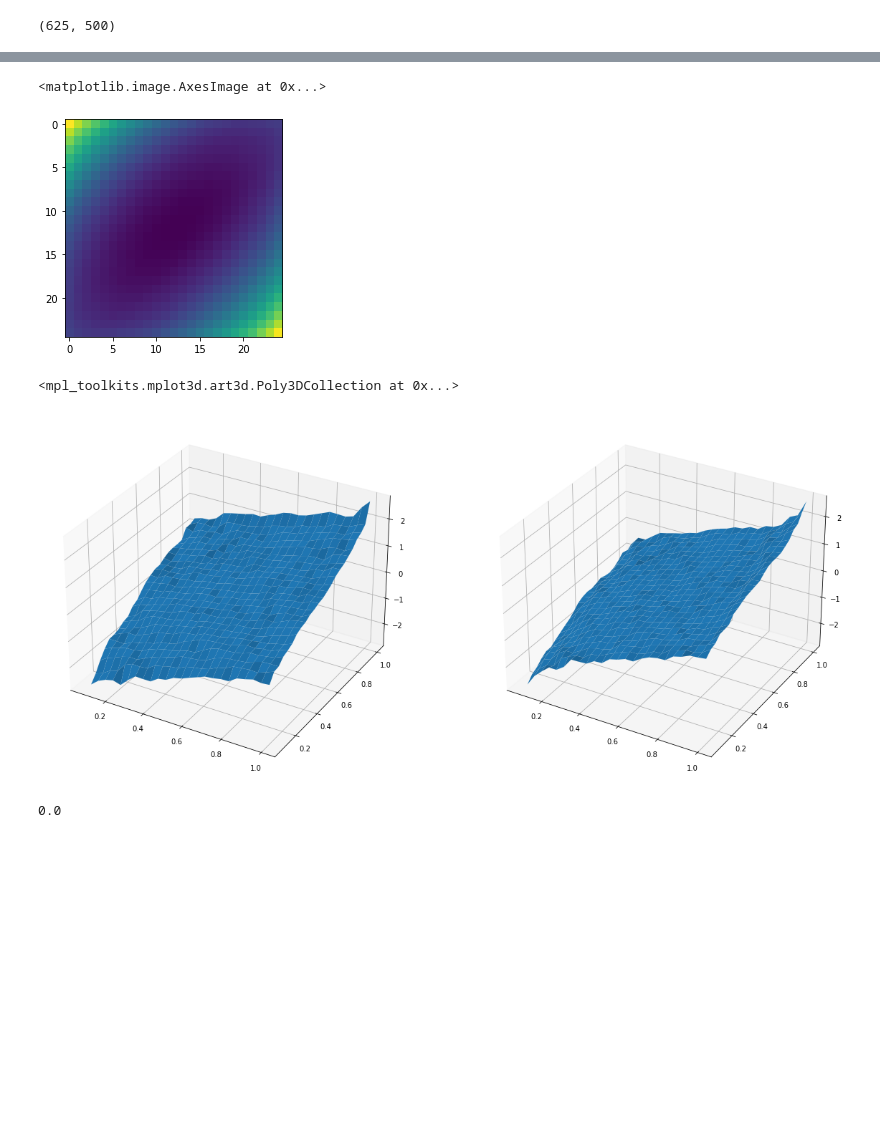
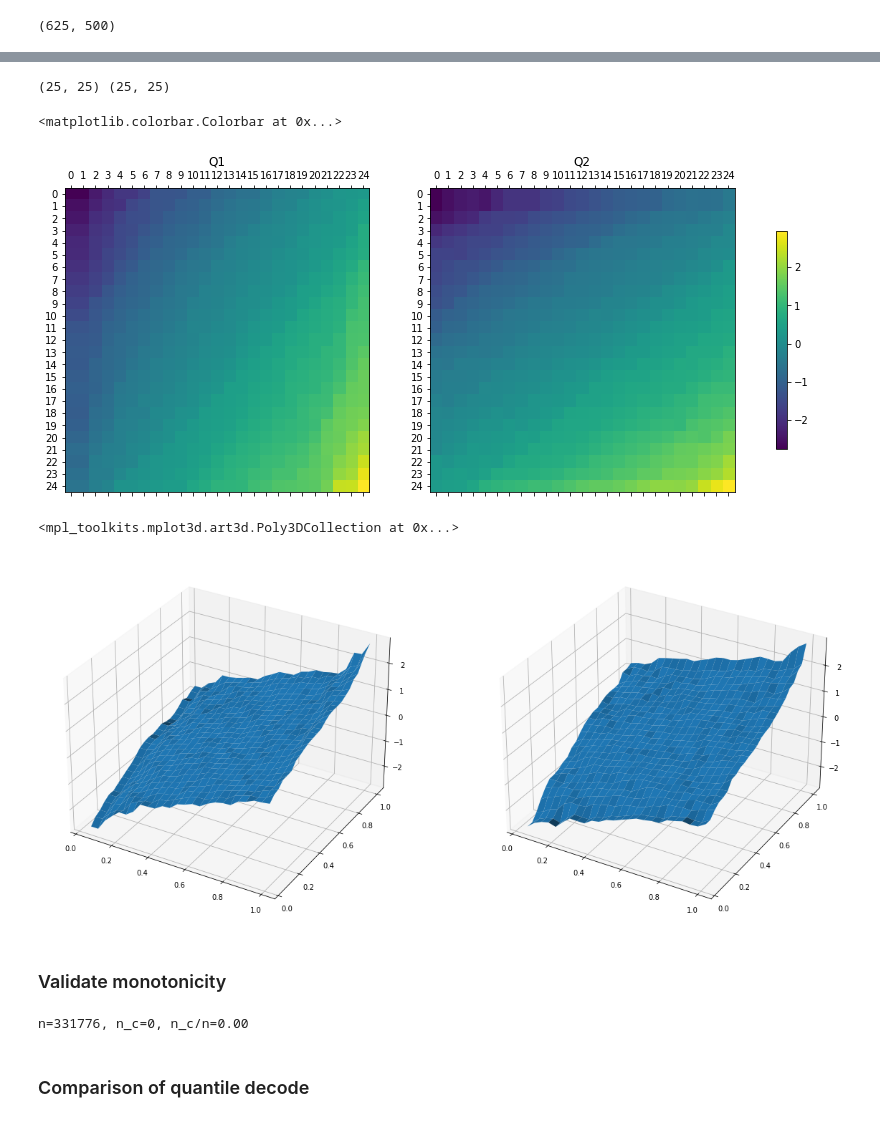
Before and after one commit to vistalab-technion/vqr, a Jupyter notebook: notebooks/01-VQ.ipynb, the cells around one changed output, grey strips where cells are left out. Cells and saved outputs as stored; diff of their text form; code cells hidden in the pictures; blank space fills up the shorter version.

Commit message:
VQ Notebook: Fix quantile "decode"
And compare against the crazy russian method.

```diff
--- a/notebooks/01-VQ.ipynb
+++ b/notebooks/01-VQ.ipynb
@@ -190,0 +156,4 @@ dB_du2 = (B[:, 1:] - B[:, :-1])/(1/T)
+# %%
+B = B.reshape(T, T)
+fig, ax = plt.subplots(1, 1, figsize=(6, 6))
+ax.matshow(B); ax.set_xticks(range(T)); ax.set_yticks(range(T));
@@ -191,31 +162,70 @@ dB_du2 = (B[:, 1:] - B[:, :-1])/(1/T)
 # %%
-plt.imshow(B)
+# Extract quantile surfaces
+dB_du1 = (B[:, 1:] - B[:, :-1])/(1/T)
+dB_du2 = (B[1:, :] - B[:-1, :])/(1/T)
+
+# Duplicate first row/col and insert it BEFORE
+dB_du1 = np.pad(dB_du1, [(0, 0), (1, 0)], mode="edge")
+dB_du2 = np.pad(dB_du2, [(1, 0), (0, 0)], mode="edge")
+
+Q1, Q2 = dB_du1, dB_du2
+
+print(Q1.shape, Q2.shape)
+
+fig, axes = plt.subplots(1, 2, figsize=(15, 20))
+for i, (ax, Q) in enumerate(zip(axes, [Q1, Q2]), start=1):
+    m = ax.matshow(Q)
+    ax.set_xticks(range(T))
+    ax.set_yticks(range(T))
+    ax.set_title(f"Q{i}")
+
+fig.colorbar(m, ax=axes, shrink=0.2)
 # %% [output]
-<matplotlib.image.AxesImage at 0x...>
+(25, 25) (25, 25)
+<matplotlib.colorbar.Colorbar at 0x...>
-[figure, old version]
+[figure, new version]
 # %%
 fig, ax = plt.subplots(1, d, figsize=(20, 10), subplot_kw={"projection": "3d"})
 
-ax[0].plot_surface(U1[1:, 1:], U2[1:, 1:], dB_du1[:, :-1])
-ax[1].plot_surface(U1[1:, 1:], U2[1:, 1:], dB_du2[:-1, :])
+ax[0].plot_surface(U1, U2, Q1)
+ax[1].plot_surface(U1, U2, Q2)
 # %% [output]
 <mpl_toolkits.mplot3d.art3d.Poly3DCollection at 0x...>
-[figure, old version]
+[figure, new version]
+# %% [markdown]
+### Validate monotonicity
 # %%
 import itertools as it
 
-for i0, j0 in it.product(range(1, T), range(1, T)):
+ii = jj = tuple(range(1, T))
+
+n, n_c = 0, 0
+offending_points = []
+offending_dists = []
+for i0, j0 in it.product(ii, jj):
 
     u0 = np.array([U1[i0, j0], U2[i0, j0]])
     q0 = np.array([Q1[i0, j0], Q2[i0, j0]])
 
-    for i1, j1 in it.product(range(1, T), range(1, T)):
+    for i1, j1 in it.product(ii, jj):
+        n+=1
 
         u1 = np.array([U1[i1, j1], U2[i1, j1]])
         q1 = np.array([Q1[i1, j1], Q2[i1, j1]])
 
-        assert np.dot(q1-q0, u1-u0) >= 0, (i0, j0, i1, j1)
+        if np.dot(q1-q0, u1-u0) < 0:
+            offending = (
+                f"{(i0, j0)=}, {(i1, j1)=}, "
+                f"{q1-q0=}, "
+                f"{u1-u0=}, "
+                f"{np.dot(q1-q0, u1-u0)=}"
+            )
+            offending_points.append(offending)
+            offending_dists.append(np.dot(q1-q0, u1-u0).item())
+            n_c +=1
 
-np.dot(q1-q0, u1-u0)
+
+print(f"{n=}, {n_c=}, {n_c/n=:.2f}")
+assert len(offending_points)==0
 # %% [output]
-0.0
+n=331776, n_c=0, n_c/n=0.00
@@ -221,0 +234,2 @@ np.dot(q1-q0, u1-u0)
+# %% [markdown]
+### Comparison of quantile decode
```
Also changed, not shown: parts of 15 cells of this notebook.
